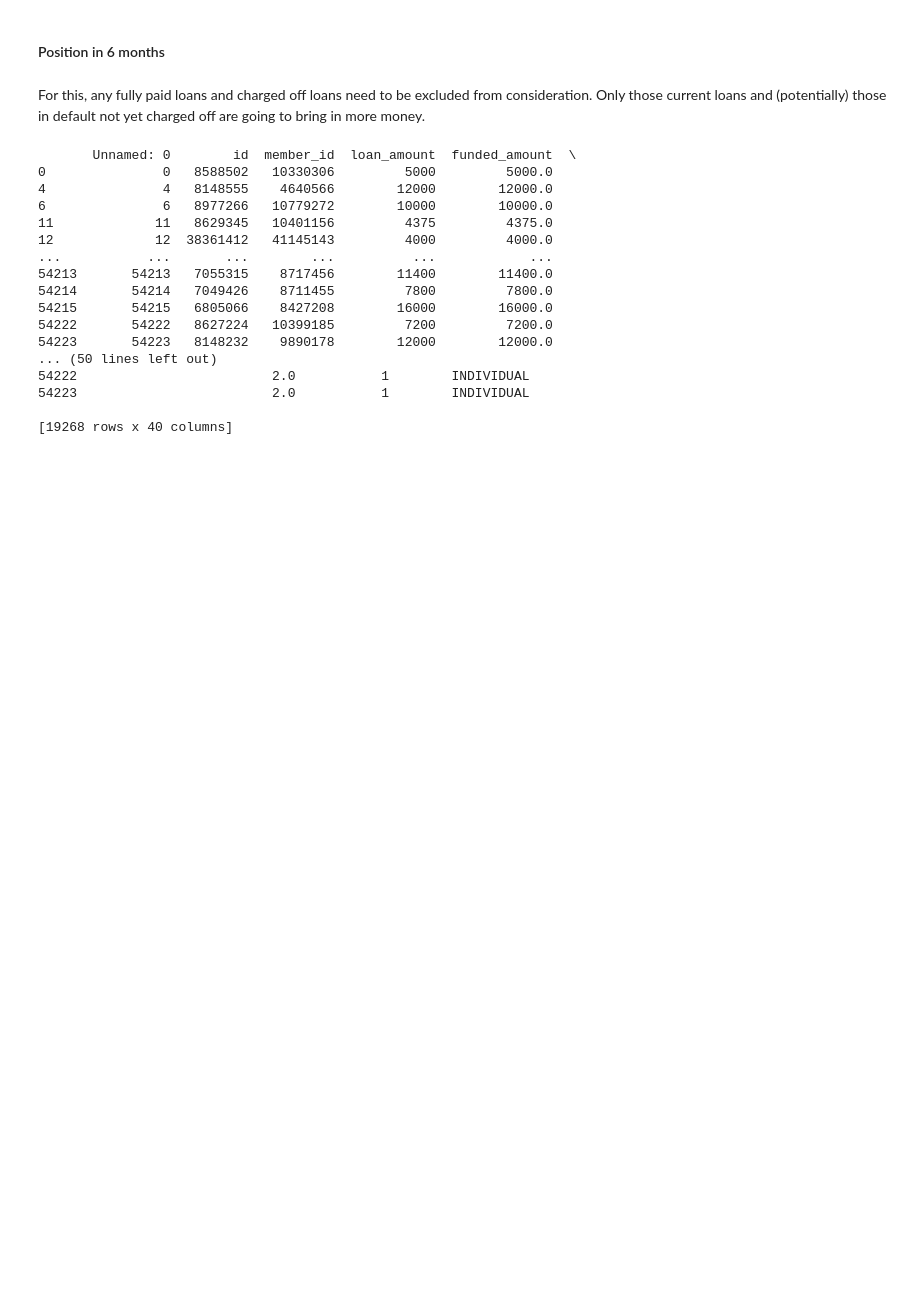
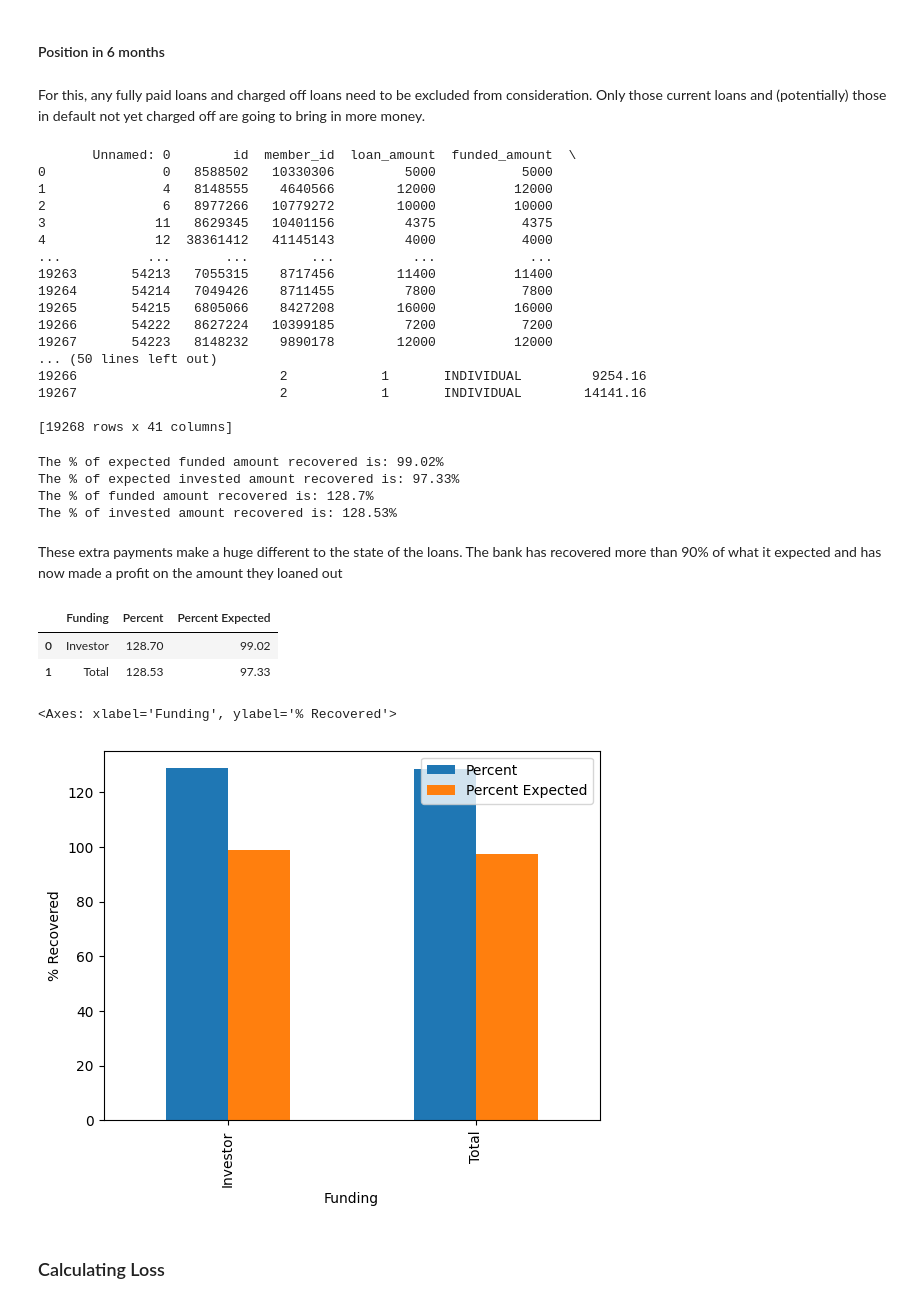
Before and after one commit to balany1/exploratory-data-analysis---customer-loans-in-finance152, a Jupyter notebook: analysis.ipynb, the cells around one changed output. Cells and saved outputs as stored; diff of their text form; code cells hidden in the pictures; blank space fills up the shorter version.

```diff
--- a/analysis.ipynb
+++ b/analysis.ipynb
@@ -68,23 +89,72 @@ cur_sum
 # %% [markdown]
 For this, any fully paid loans and charged off loans need to be excluded from consideration. Only those current loans and (potentially) those in default not yet charged off are going to bring in more money.
 # %%
-rows_to_consider = df.loc[df['loan_status'] == "Current"]
-print(rows_to_consider)
+df_current = df.loc[df['loan_status'] == 'Current']
+df_current = df_current.reset_index(drop=True)
+print(df_current)
 # %% [output]
        Unnamed: 0        id  member_id  loan_amount  funded_amount  \
-0               0   8588502   10330306         5000         5000.0
-4               4   8148555    4640566        12000        12000.0
-6               6   8977266   10779272        10000        10000.0
-11             11   8629345   10401156         4375         4375.0
-12             12  38361412   41145143         4000         4000.0
+0               0   8588502   10330306         5000           5000
+1               4   8148555    4640566        12000          12000
+2               6   8977266   10779272        10000          10000
+3              11   8629345   10401156         4375           4375
+4              12  38361412   41145143         4000           4000
 ...           ...       ...        ...          ...            ...
-54213       54213   7055315    8717456        11400        11400.0
-54214       54214   7049426    8711455         7800         7800.0
-54215       54215   6805066    8427208        16000        16000.0
-54222       54222   8627224   10399185         7200         7200.0
-54223       54223   8148232    9890178        12000        12000.0
+19263       54213   7055315    8717456        11400          11400
+19264       54214   7049426    8711455         7800           7800
+19265       54215   6805066    8427208        16000          16000
+19266       54222   8627224   10399185         7200           7200
+19267       54223   8148232    9890178        12000          12000
 ... (50 lines left out)
-54222                         2.0           1        INDIVIDUAL
-54223                         2.0           1        INDIVIDUAL
+19266                          2            1       INDIVIDUAL         9254.16
+19267                          2            1       INDIVIDUAL        14141.16
 
-[19268 rows x 40 columns]
+[19268 rows x 41 columns]
+# %%
+#creates new column with 6 months worth of payments added to the existing payments
+df_current['total_payment_six'] = df_current['total_payment'] + 6 * df_current['instalment']
+
+#calculate amount to be added to previously exitisng total
+payments_to_add = df_current['total_payment_six'].sum()
+
+#edit preexisting totals
+
+total_recovered_fun = total_recovered_fun + payments_to_add
+total_recovered_inv = total_recovered_inv + payments_to_add
+
+#print percentages by expected funded amount and by investor
+pct_recovered_expfun = round(total_recovered_fun/total_expected*100, 2)
+pct_recovered_expinv = round(total_recovered_inv/total_expected*100, 2)
+print(f'The % of expected funded amount recovered is: {pct_recovered_expfun}%')
+print(f'The % of expected invested amount recovered is: {pct_recovered_expinv}%')
+
+#print percentages of loaned amounts and invested amounts
+pct_recovered_fun = round(total_recovered_fun/total_funded*100, 2)
+pct_recovered_inv = round(total_recovered_inv/total_funded_inv*100, 2)
+print(f'The % of funded amount recovered is: {pct_recovered_fun}%')
+print(f'The % of invested amount recovered is: {pct_recovered_inv}%')
+# %% [output]
+The % of expected funded amount recovered is: 99.02%
+The % of expected invested amount recovered is: 97.33%
+The % of funded amount recovered is: 128.7%
+The % of invested amount recovered is: 128.53%
+# %% [markdown]
+These extra payments make a huge different to the state of the loans. The bank has recovered more than 90% of what it expected and has now made a profit on the amount they loaned out
+# %%
+data = {'Funding': ['Investor', 'Total'],
+        'Percent': [pct_recovered_fun, pct_recovered_inv],
+        'Percent Expected':[pct_recovered_expfun, pct_recovered_expinv]}
+
+# Create a Pandas DataFrame
+df_bar = pd.DataFrame(data)
+display(df_bar)
+
+df_bar.plot(x="Funding", y=["Percent","Percent Expected"], kind="bar", ylabel="% Recovered")
+# %% [output]
+|  | Funding | Percent | Percent Expected |
+| 0 | Investor | 128.70 | 99.02 |
+| 1 | Total | 128.53 | 97.33 |
+<Axes: xlabel='Funding', ylabel='% Recovered'>
+[figure, added]
+# %% [markdown]
+### Calculating Loss
```
Also changed, not shown: parts of 21 cells of this notebook, 18 other files.
